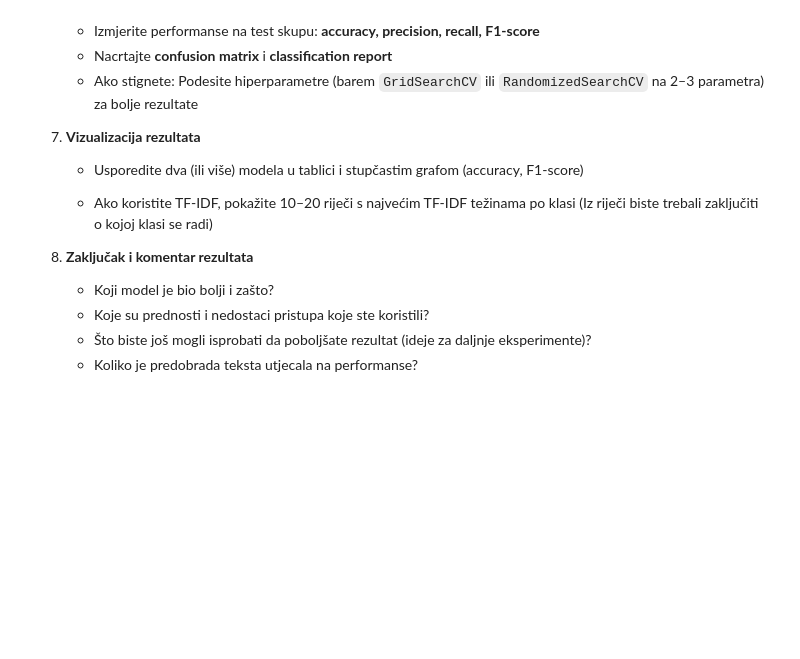
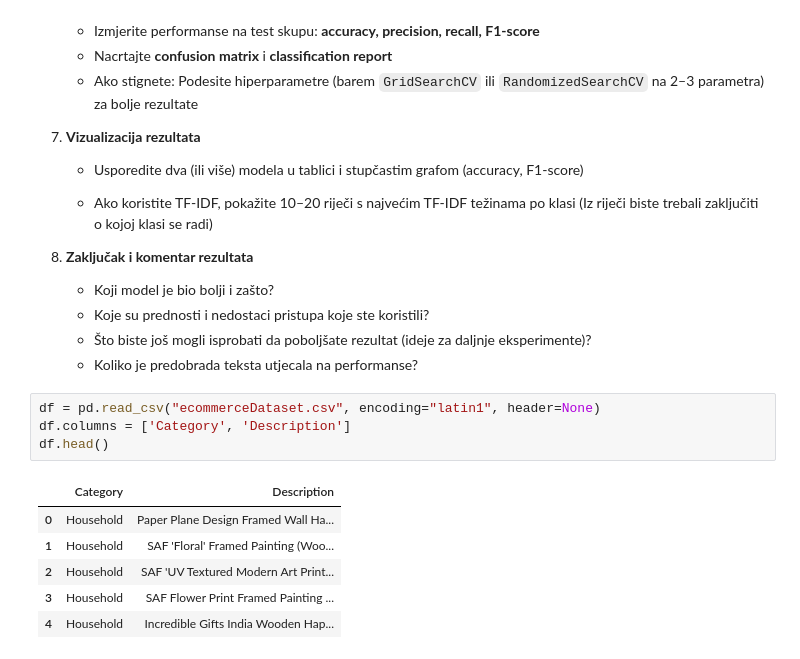
Before and after one commit to mln2j/nlp-lv, a Jupyter notebook: lv3/lv3.ipynb, the cells around one changed output. Cells and saved outputs as stored; diff of their text form; blank space fills up the shorter version.

```diff
--- a/lv3/lv3.ipynb
+++ b/lv3/lv3.ipynb
@@ -252,3 +385,14 @@ Cilj je klasificirati opise proizvoda iz e-trgovine u jednu od četiri kategorij
    - Koje su prednosti i nedostaci pristupa koje ste koristili?
    - Što biste još mogli isprobati da poboljšate rezultat (ideje za daljnje eksperimente)?
    - Koliko je predobrada teksta utjecala na performanse?
+# %%
+df = pd.read_csv("ecommerceDataset.csv", encoding="latin1", header=None)
+df.columns = ['Category', 'Description']
+df.head()
+# %% [output]
+|  | Category | Description |
+| 0 | Household | Paper Plane Design Framed Wall Ha... |
+| 1 | Household | SAF 'Floral' Framed Painting (Woo... |
+| 2 | Household | SAF 'UV Textured Modern Art Print... |
+| 3 | Household | SAF Flower Print Framed Painting ... |
+| 4 | Household | Incredible Gifts India Wooden Hap... |
```
Also changed, not shown: parts of 25 cells of this notebook.
